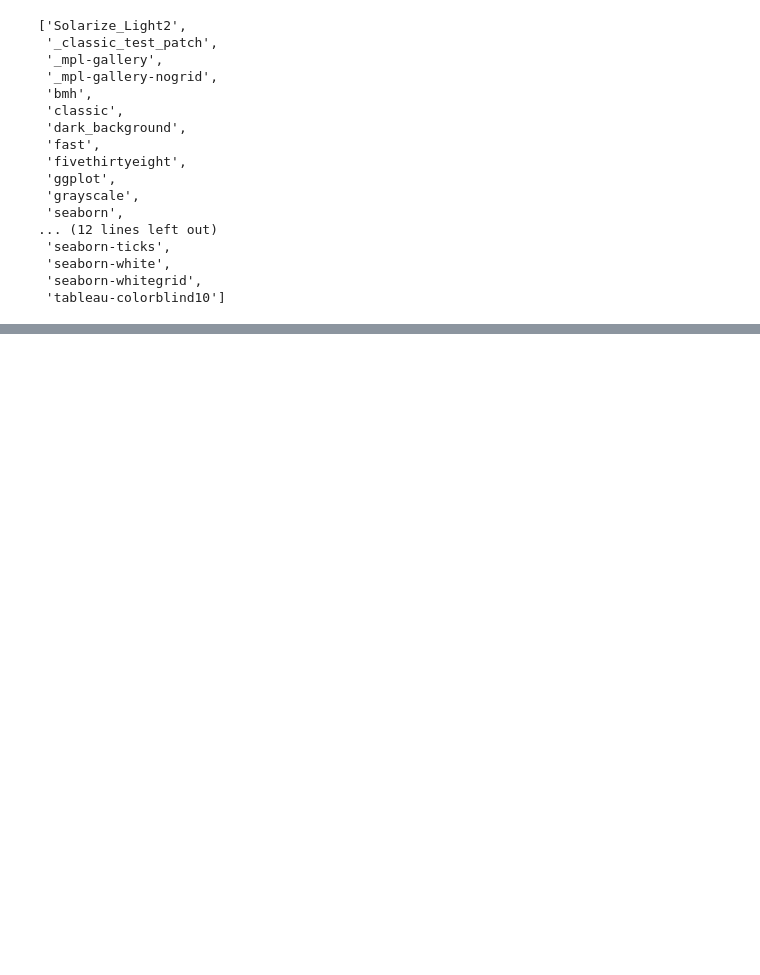
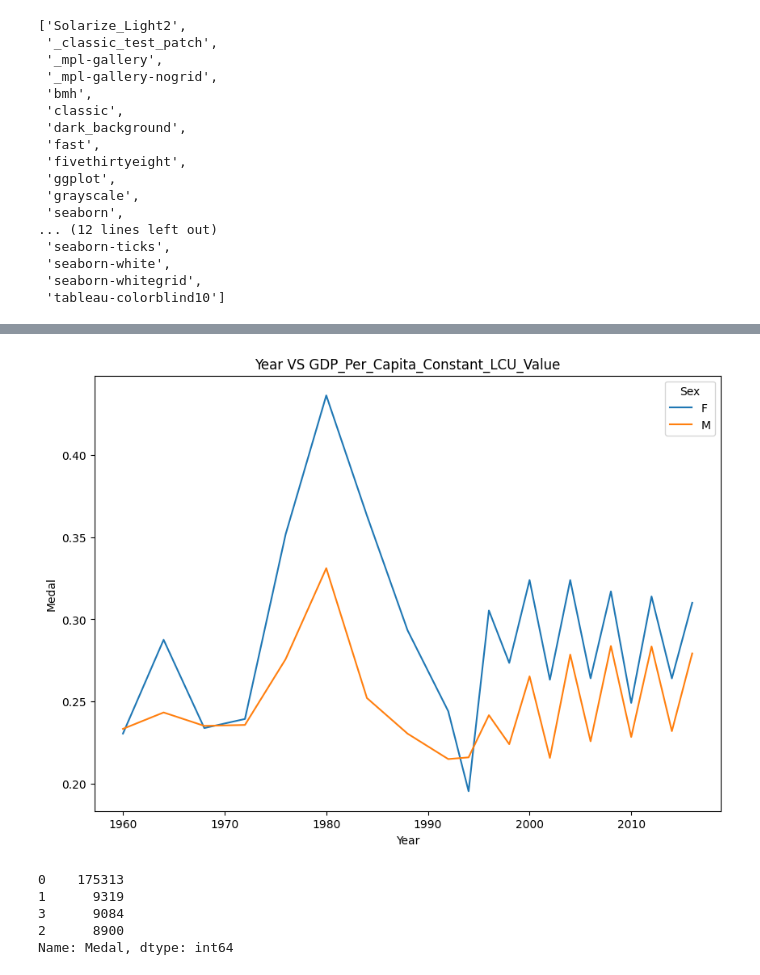
Before and after one commit to HarshitDawar55/Python_Training_Feb_2024_CI, a Jupyter notebook: EDA.ipynb, the cells around one changed output, grey strips where cells are left out. Drawn from its saved outputs; the diff is of its cells as text; code cells hidden in the pictures; blank space fills up the shorter version.

```diff
--- a/EDA.ipynb
+++ b/EDA.ipynb
@@ -293,0 +334,15 @@ plt.style.available
+# %%
+plt.figure(figsize = (10, 7))
+sns.lineplot(data = data, x = "Year", y = "Medal", hue = "Sex", errorbar = None)
+plt.title("Year VS GDP_Per_Capita_Constant_LCU_Value")
+plt.show()
+# %% [output]
+[figure, added]
+# %%
+data["Medal"].value_counts()
+# %% [output]
+0    175313
+1      9319
+3      9084
+2      8900
+Name: Medal, dtype: int64
```
Also changed, not shown: parts of 34 cells of this notebook.
